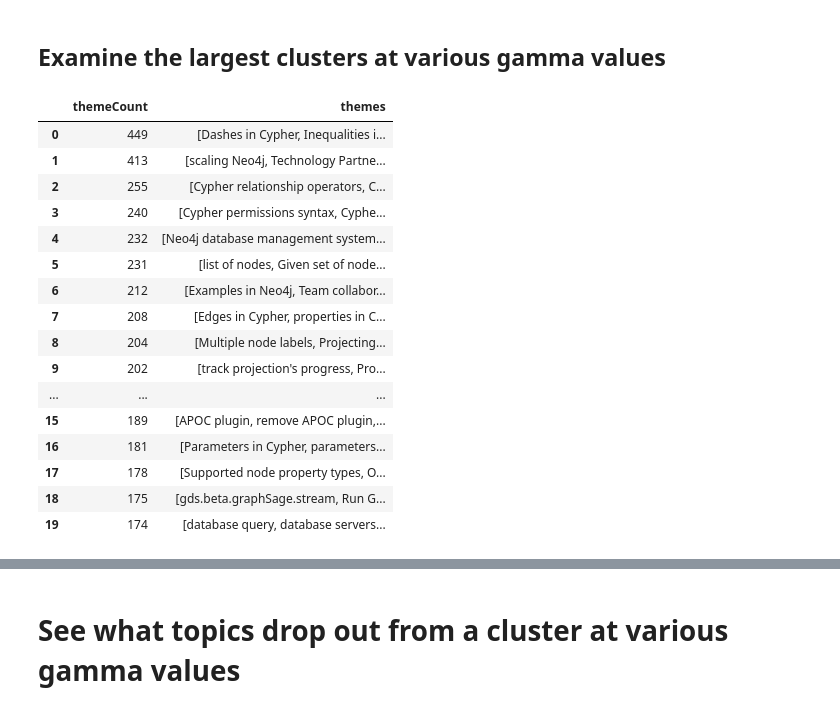
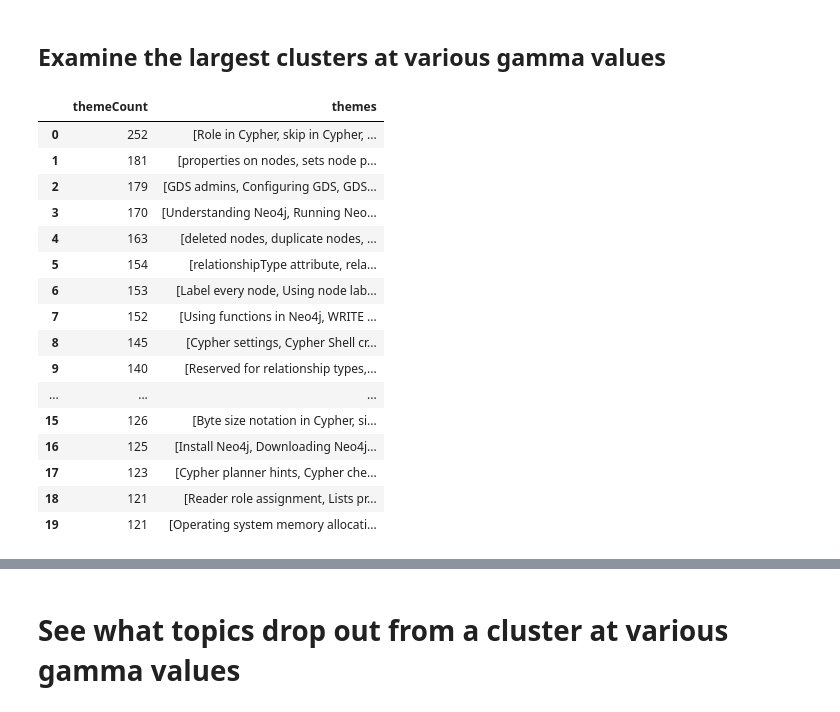
Before and after one commit to neo4j-field/Agent-Neo-field, a Jupyter notebook: src/main/python/analytics/notebooks/topic_clustering/2. Cluster themes Agent Neo.ipynb, the cells around one changed output, grey strips where cells are left out. Cells and saved outputs as stored; diff of their text form; code cells hidden in the pictures.

```diff
--- a/src/main/python/analytics/notebooks/topic_clustering/2. Cluster themes Agent Neo.ipynb
+++ b/src/main/python/analytics/notebooks/topic_clustering/2. Cluster themes Agent Neo.ipynb
@@ -198,6 +198,6 @@ WHERE t.wccId IS NOT NULL
 WITH t.wccId AS id, collect(t.description) AS themes
 RETURN id, size(themes) AS themeCount, themes
 ORDER BY themeCount DESC
-LIMIT 30""")
+LIMIT 10""")
 # %% [output]
 |  | id | themeCount | themes |
@@ -283,6 +276,17 @@ def test_leiden_gamma(gamma):
         LIMIT 20
         RETURN themeCount, [id in ids | gds.util.asNode(id).description] AS themes""",
                                         {"propName": property_name})
-    return biggest_communities
+    single_doc_communities = gds.run_cypher("""
+        CALL gds.graph.nodeProperty.stream("reweight_topics", $propName)
+        YIELD nodeId, propertyValue
+        WITH gds.util.asNode(nodeId) as t, propertyValue AS leidenId
+        MATCH (d)-[:HAS_TOPIC]->(t)
+        WITH leidenId, count(distinct d) AS docCount
+        WITH leidenId, CASE WHEN docCount = 1 then 1 else 0 end AS singleDocCommunity
+        RETURN count(*) AS communityCount,
+        sum(singleDocCommunity) AS singleDocCommunities,
+        sum(singleDocCommunity) * 1.0 / count(*) AS singleDocCommunityPercent""",
+                                           {"propName": property_name})
+    return {"biggest_communities": biggest_communities, "single_doc_communities": single_doc_communities}
 # %%
-gamma_tests = {gamma: test_leiden_gamma(gamma) for gamma in [4.0, 8.0, 16.0, 32.0, 64.0, 128.0, 256.0, 512.0]}
+gamma_tests = {gamma: test_leiden_gamma(gamma) for gamma in [4.0, 8.0, 16.0, 32.0, 64.0, 128.0, 256.0, 512.0, 1024.0]}
@@ -313,23 +339,23 @@ pd.set_option('display.max_colwidth', None)
 # %% [markdown]
 ## Examine the largest clusters at various gamma values
 # %%
-gamma_tests[16.0]
+gamma_tests[32.0]['biggest_communities']
 # %% [output]
 |  | themeCount | themes |
-| 0 | 449 | [Dashes in Cypher, Inequalities i... |
-| 1 | 413 | [scaling Neo4j, Technology Partne... |
-| 2 | 255 | [Cypher relationship operators, C... |
-| 3 | 240 | [Cypher permissions syntax, Cyphe... |
-| 4 | 232 | [Neo4j database management system... |
-| 5 | 231 | [list of nodes, Given set of node... |
-| 6 | 212 | [Examples in Neo4j, Team collabor... |
-| 7 | 208 | [Edges in Cypher, properties in C... |
-| 8 | 204 | [Multiple node labels, Projecting... |
-| 9 | 202 | [track projection's progress, Pro... |
+| 0 | 252 | [Role in Cypher, skip in Cypher, ... |
+| 1 | 181 | [properties on nodes, sets node p... |
+| 2 | 179 | [GDS admins, Configuring GDS, GDS... |
+| 3 | 170 | [Understanding Neo4j, Running Neo... |
+| 4 | 163 | [deleted nodes, duplicate nodes, ... |
+| 5 | 154 | [relationshipType attribute, rela... |
+| 6 | 153 | [Label every node, Using node lab... |
+| 7 | 152 | [Using functions in Neo4j, WRITE ... |
+| 8 | 145 | [Cypher settings, Cypher Shell cr... |
+| 9 | 140 | [Reserved for relationship types,... |
 | ... | ... | ... |
-| 15 | 189 | [APOC plugin, remove APOC plugin,... |
-| 16 | 181 | [Parameters in Cypher, parameters... |
-| 17 | 178 | [Supported node property types, O... |
-| 18 | 175 | [gds.beta.graphSage.stream, Run G... |
-| 19 | 174 | [database query, database servers... |
+| 15 | 126 | [Byte size notation in Cypher, si... |
+| 16 | 125 | [Install Neo4j, Downloading Neo4j... |
+| 17 | 123 | [Cypher planner hints, Cypher che... |
+| 18 | 121 | [Reader role assignment, Lists pr... |
+| 19 | 121 | [Operating system memory allocati... |
 # %%
```
Also changed, not shown: parts of 32 cells of this notebook, 3 other files.
